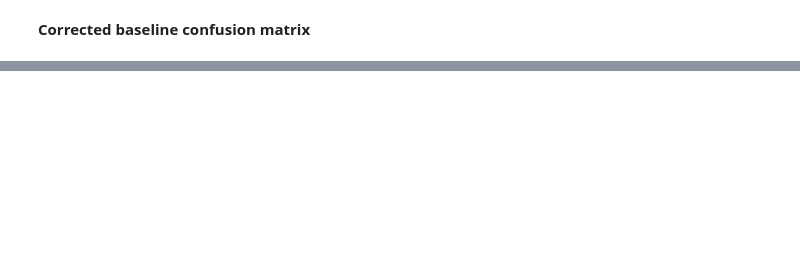
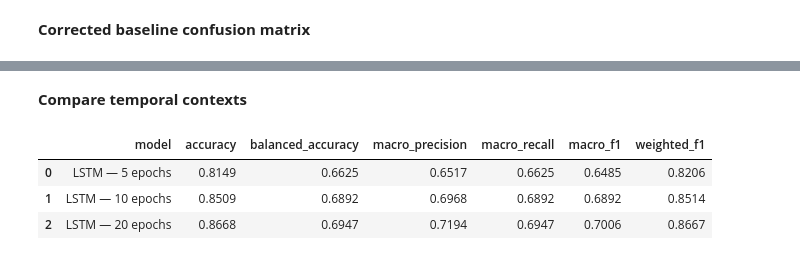
Before and after one commit to ThePral/Sleep-Stage-Prediction, a Jupyter notebook: notebooks/03_sequence_analysis.ipynb, the cells around one changed output, grey strips where cells are left out. Cells and saved outputs as stored; diff of their text form; code cells hidden in the pictures; blank space fills up the shorter version.

```diff
--- a/notebooks/03_sequence_analysis.ipynb
+++ b/notebooks/03_sequence_analysis.ipynb
@@ -958,0 +2282,14 @@ Confusion matrix:
+# %%
+metrics_5, pred_5 = evaluate_model(
+    model_5,
+    X_test_5,
+    y_test_5,
+    "LSTM — 5 epochs",
+)
+
+metrics_20, pred_20 = evaluate_model(
+    model_20,
+    X_test_20,
+    y_test_20,
+    "LSTM — 20 epochs",
+)
@@ -958,0 +2315,37 @@ Confusion matrix:
+# %% [markdown]
+**Compare temporal contexts**
+# %%
+temporal_results = pd.DataFrame(
+    [
+        metrics_5,
+        {
+            "model": "LSTM — 10 epochs",
+            "accuracy": unweighted_accuracy,
+            "balanced_accuracy": (
+                unweighted_balanced_accuracy
+            ),
+            "macro_precision": (
+                unweighted_macro_precision
+            ),
+            "macro_recall": (
+                unweighted_macro_recall
+            ),
+            "macro_f1": (
+                unweighted_macro_f1
+            ),
+            "weighted_f1": (
+                unweighted_weighted_f1
+            ),
+        },
+        metrics_20,
+    ]
+)
+
+display(
+    temporal_results.round(4)
+)
+# %% [output]
+|  | model | accuracy | balanced_accuracy | macro_precision | macro_recall | macro_f1 | weighted_f1 |
+| 0 | LSTM — 5 epochs | 0.8149 | 0.6625 | 0.6517 | 0.6625 | 0.6485 | 0.8206 |
+| 1 | LSTM — 10 epochs | 0.8509 | 0.6892 | 0.6968 | 0.6892 | 0.6892 | 0.8514 |
+| 2 | LSTM — 20 epochs | 0.8668 | 0.6947 | 0.7194 | 0.6947 | 0.7006 | 0.8667 |
```
Also changed, not shown: parts of 63 cells of this notebook, 6 other files.
